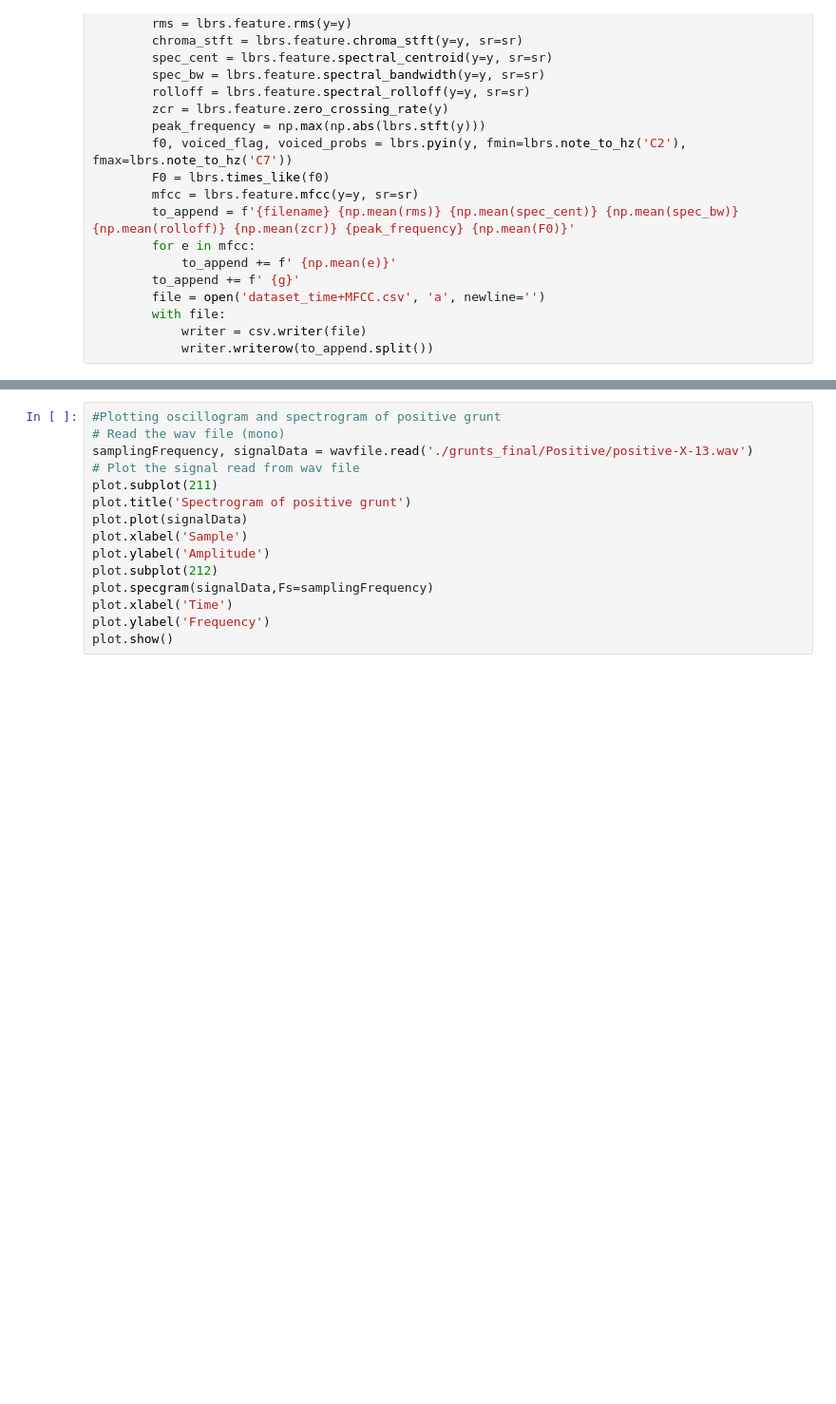
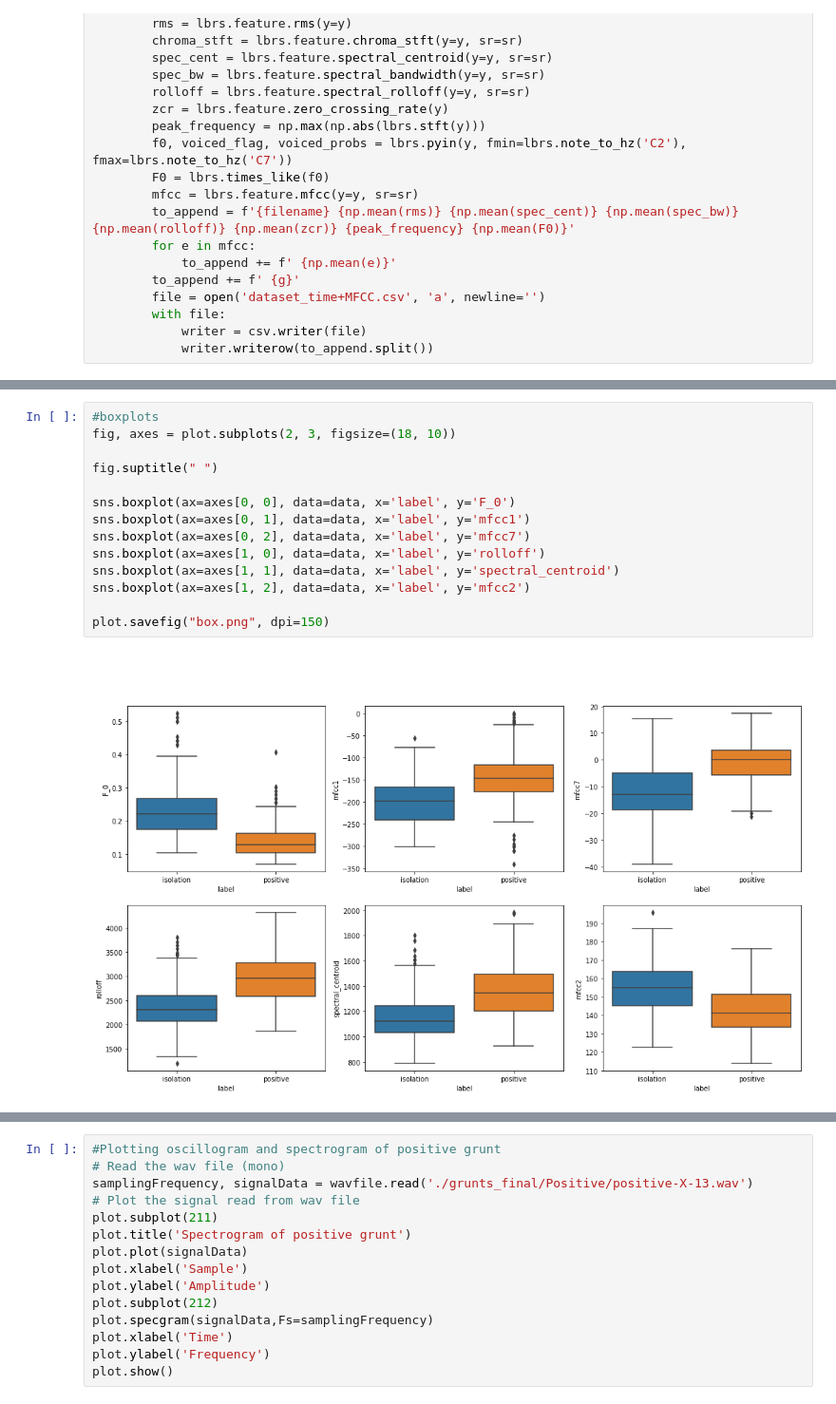
Before and after one commit to frescainsalata/code-for-thesis-FMC, a Jupyter notebook: code for thesis FMC.ipynb, the cells around one changed output, grey strips where cells are left out. Shown at 95% size. Cells and saved outputs as stored; diff of their text form; blank space fills up the shorter version.

```diff
--- a/code for thesis FMC.ipynb
+++ b/code for thesis FMC.ipynb
@@ -77,2 +139,18 @@ print(X.shape)
+# %%
+#boxplots
+fig, axes = plot.subplots(2, 3, figsize=(18, 10))
+
+fig.suptitle(" ")
+
+sns.boxplot(ax=axes[0, 0], data=data, x='label', y='F_0')
+sns.boxplot(ax=axes[0, 1], data=data, x='label', y='mfcc1')
+sns.boxplot(ax=axes[0, 2], data=data, x='label', y='mfcc7')
+sns.boxplot(ax=axes[1, 0], data=data, x='label', y='rolloff')
+sns.boxplot(ax=axes[1, 1], data=data, x='label', y='spectral_centroid')
+sns.boxplot(ax=axes[1, 2], data=data, x='label', y='mfcc2')
+
+plot.savefig("box.png", dpi=150)
+# %% [output]
+[figure, added]
 # %%
 #feature importance
```
Also changed, not shown: parts of 8 cells of this notebook.
